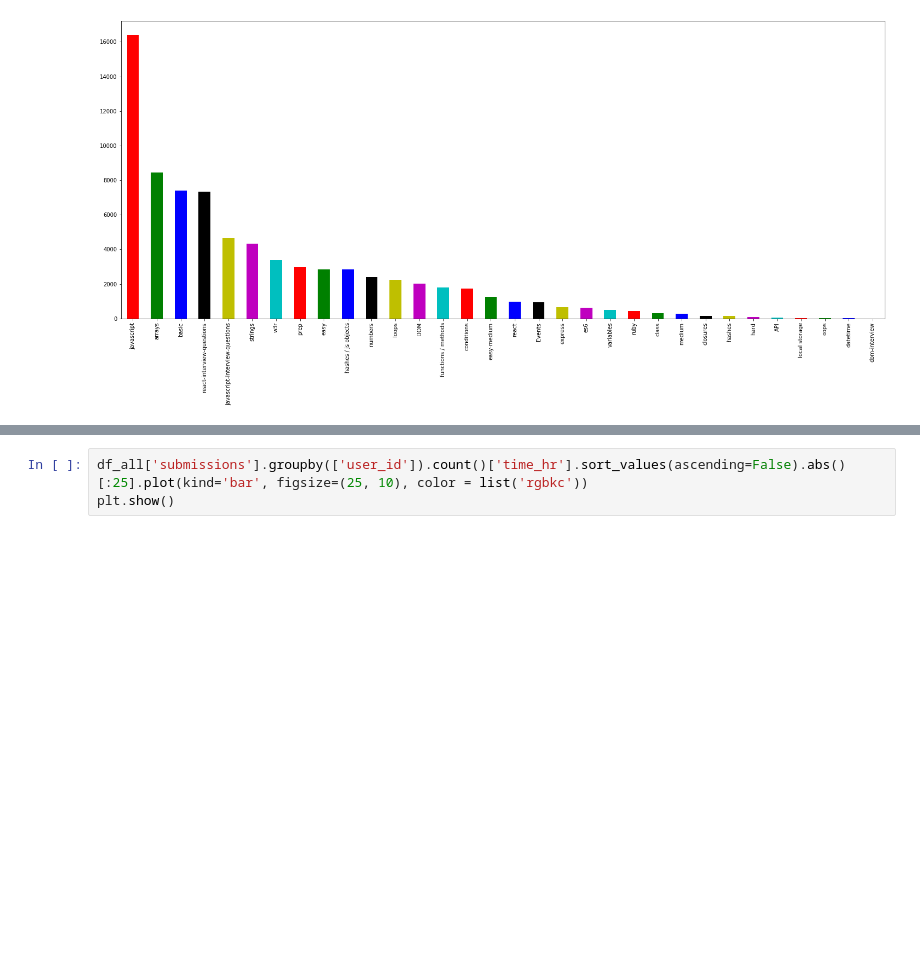
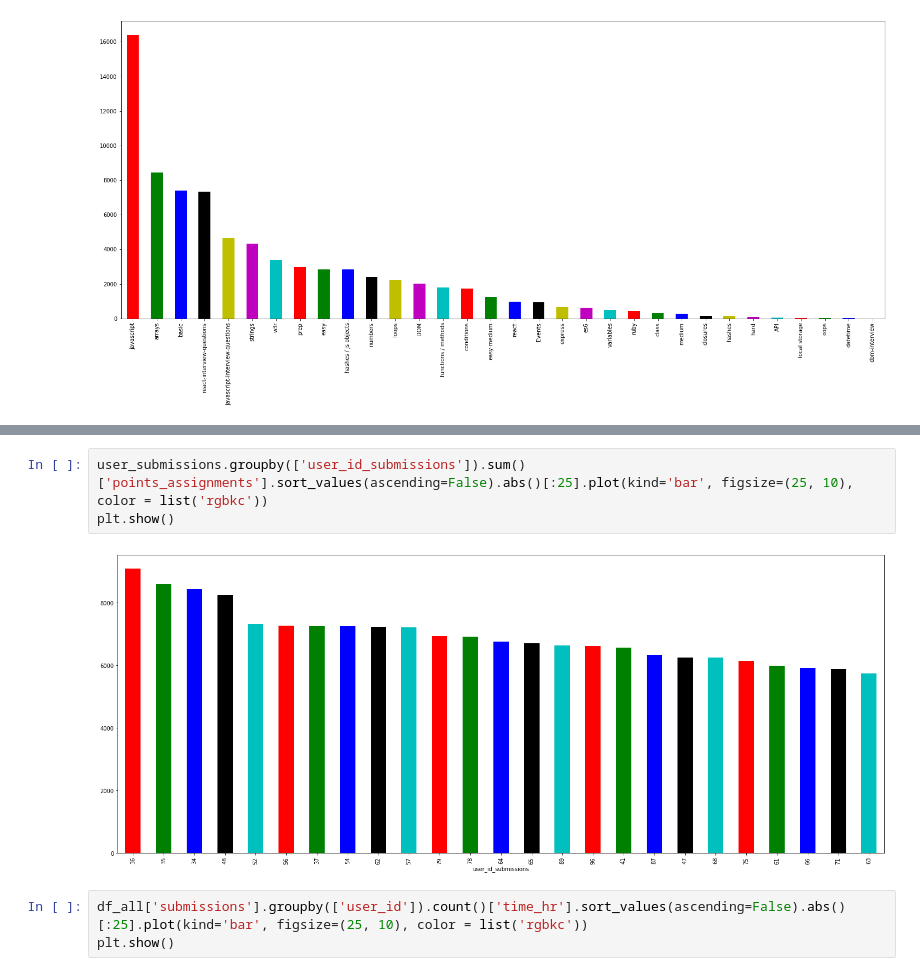
Before and after one commit to dctacademy/code-platform-analysis, a Jupyter notebook: code-platform-analysis.ipynb, the cells around one changed output, grey strips where cells are left out. Cells and saved outputs as stored; diff of their text form; blank space fills up the shorter version.

```diff
--- a/code-platform-analysis.ipynb
+++ b/code-platform-analysis.ipynb
@@ -68,3 +73,8 @@ plt.show()
+# %%
+user_submissions.groupby(['user_id_submissions']).sum()['points_assignments'].sort_values(ascending=False).abs()[:25].plot(kind='bar', figsize=(25, 10), color = list('rgbkc'))
+plt.show()
+# %% [output]
+[figure, added]
 # %%
 df_all['submissions'].groupby(['user_id']).count()['time_hr'].sort_values(ascending=False).abs()[:25].plot(kind='bar', figsize=(25, 10), color = list('rgbkc'))
 plt.show()
```
Also changed, not shown: parts of 8 cells of this notebook.
